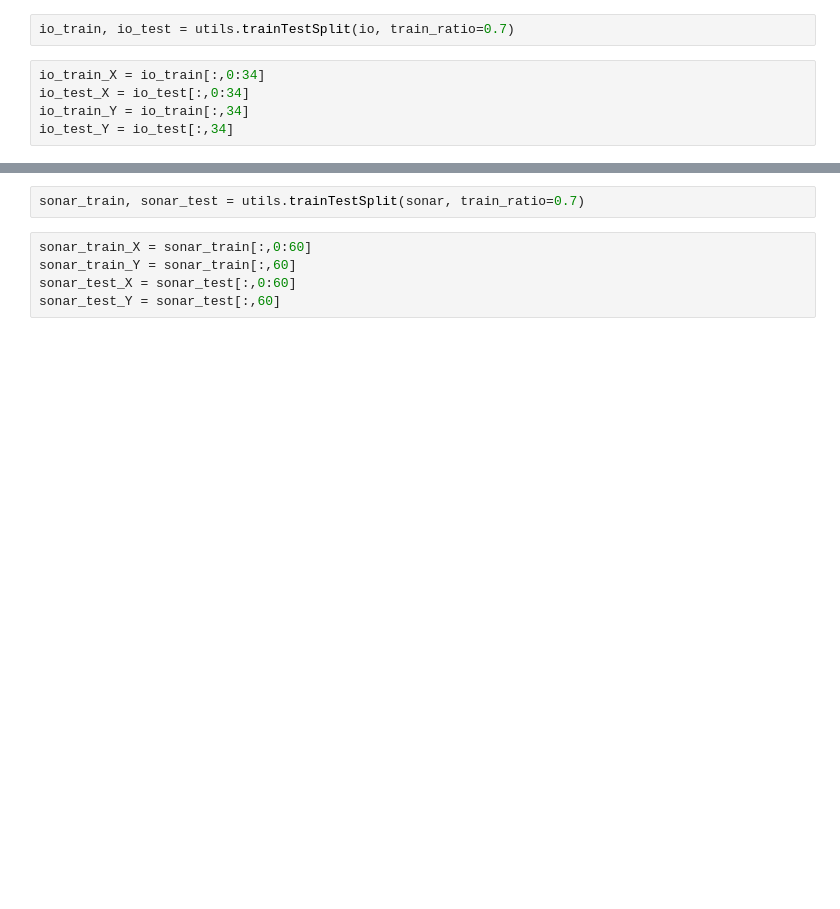
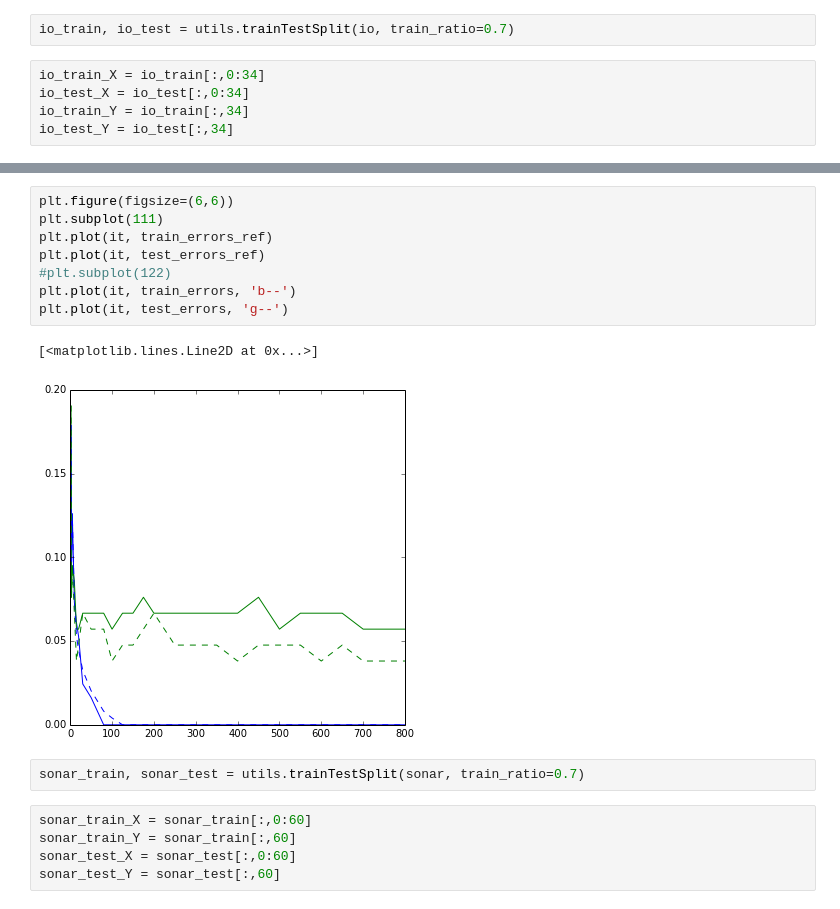
Before and after one commit to miwanowski/localboost, a Jupyter notebook: src/notebooks/reglog_summary.ipynb, the cells around one changed output, grey strips where cells are left out. Saved outputs shown, nothing was run; the diff lists cells and outputs as text; blank space fills up the shorter version.

```diff
--- a/src/notebooks/reglog_summary.ipynb
+++ b/src/notebooks/reglog_summary.ipynb
@@ -48,3 +67,14 @@ sonar = np.genfromtxt('../../datasets/sonar.data', delimiter=',')
+# %%
+plt.figure(figsize=(6,6))
+plt.subplot(111)
+plt.plot(it, train_errors_ref)
+plt.plot(it, test_errors_ref)
+#plt.subplot(122)
+plt.plot(it, train_errors, 'b--')
+plt.plot(it, test_errors, 'g--')
+# %% [output]
+[<matplotlib.lines.Line2D at 0x...>]
+[figure, added]
 # %%
 sonar_train, sonar_test = utils.trainTestSplit(sonar, train_ratio=0.7)
 # %%
```
Also changed, not shown: parts of 4 cells of this notebook, 1 other file.
